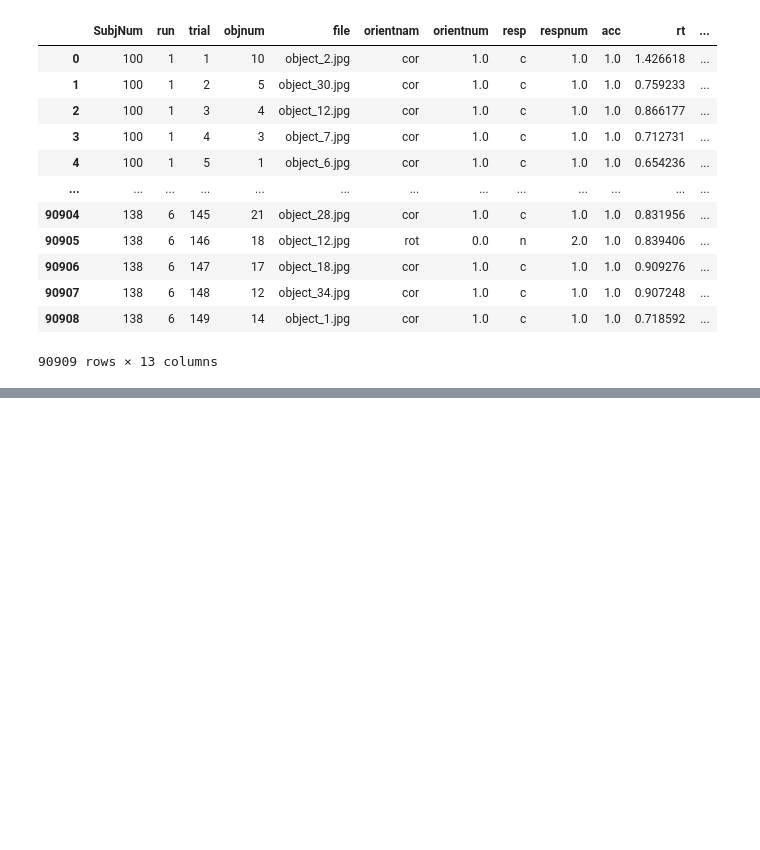
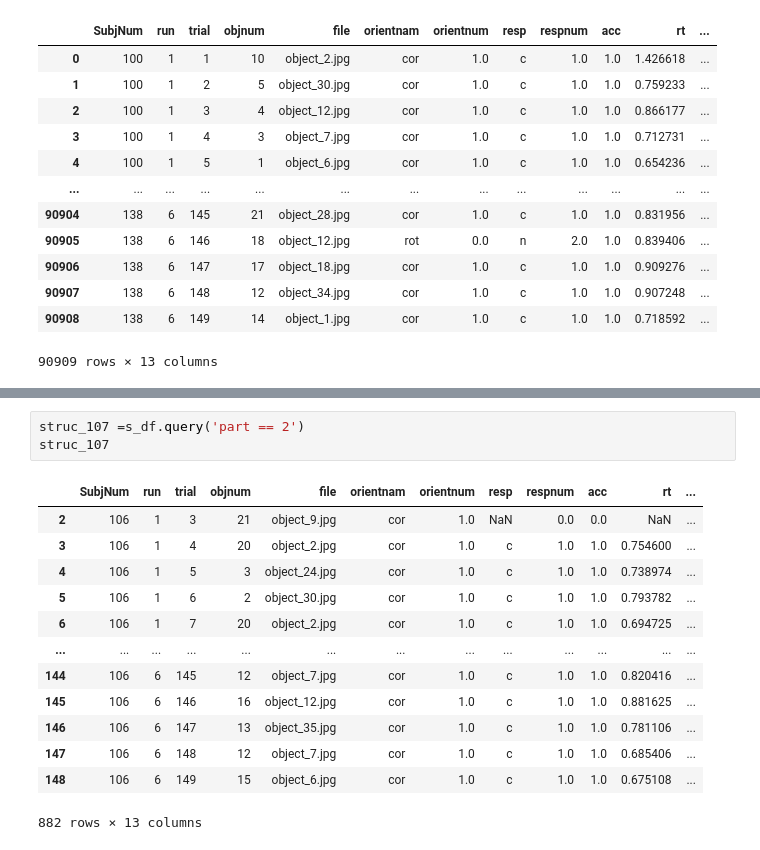
Before and after one commit to prestonlab/tesser_successor, a Jupyter notebook: rodrigo_test.ipynb, the cells around one changed output, grey strips where cells are left out. Drawn from its saved outputs; the diff is of its cells as text; blank space fills up the shorter version.

```diff
--- a/rodrigo_test.ipynb
+++ b/rodrigo_test.ipynb
@@ -71,0 +134,17 @@ ValueError: If using all scalar values, you must pass an index
+# %%
+struc_107 =s_df.query('part == 2')
+struc_107
+# %% [output]
+|  | SubjNum | run | trial | objnum | file | orientnam | orientnum | resp | respnum | acc | rt | ... |
+| 2 | 106 | 1 | 3 | 21 | object_9.jpg | cor | 1.0 | NaN | 0.0 | 0.0 | NaN | ... |
+| 3 | 106 | 1 | 4 | 20 | object_2.jpg | cor | 1.0 | c | 1.0 | 1.0 | 0.754600 | ... |
+| 4 | 106 | 1 | 5 | 3 | object_24.jpg | cor | 1.0 | c | 1.0 | 1.0 | 0.738974 | ... |
+| 5 | 106 | 1 | 6 | 2 | object_30.jpg | cor | 1.0 | c | 1.0 | 1.0 | 0.793782 | ... |
+| 6 | 106 | 1 | 7 | 20 | object_2.jpg | cor | 1.0 | c | 1.0 | 1.0 | 0.694725 | ... |
+| ... | ... | ... | ... | ... | ... | ... | ... | ... | ... | ... | ... | ... |
+| 144 | 106 | 6 | 145 | 12 | object_7.jpg | cor | 1.0 | c | 1.0 | 1.0 | 0.820416 | ... |
+| 145 | 106 | 6 | 146 | 16 | object_12.jpg | cor | 1.0 | c | 1.0 | 1.0 | 0.881625 | ... |
+| 146 | 106 | 6 | 147 | 13 | object_35.jpg | cor | 1.0 | c | 1.0 | 1.0 | 0.781106 | ... |
+| 147 | 106 | 6 | 148 | 12 | object_7.jpg | cor | 1.0 | c | 1.0 | 1.0 | 0.685406 | ... |
+| 148 | 106 | 6 | 149 | 15 | object_6.jpg | cor | 1.0 | c | 1.0 | 1.0 | 0.675108 | ... |
+882 rows × 13 columns
```
Also changed, not shown: parts of 27 cells of this notebook, 5 other files.
